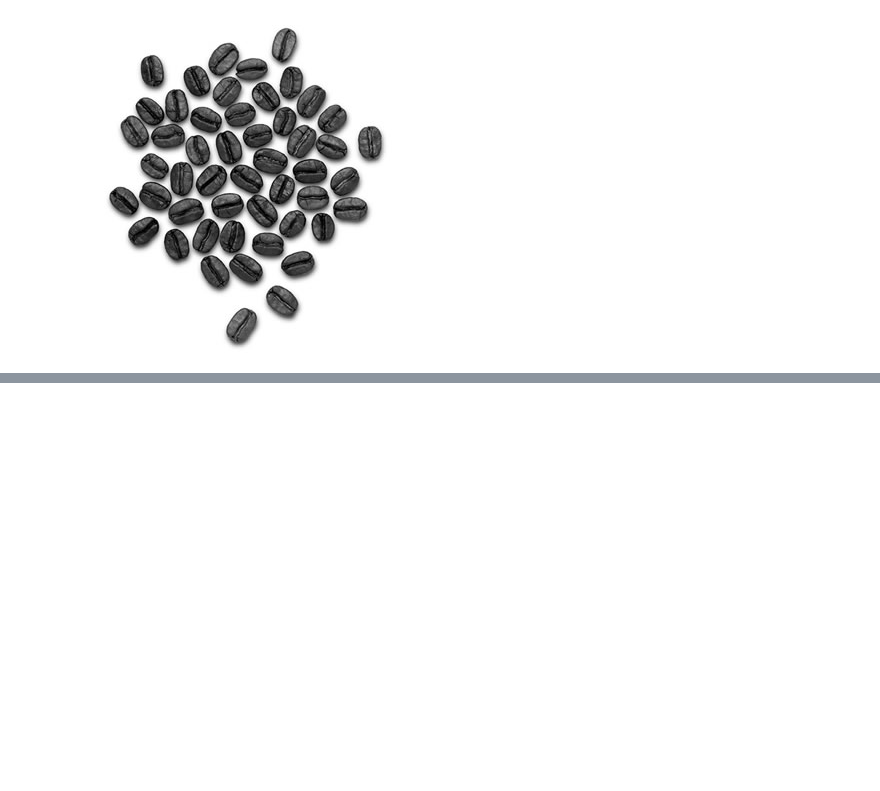
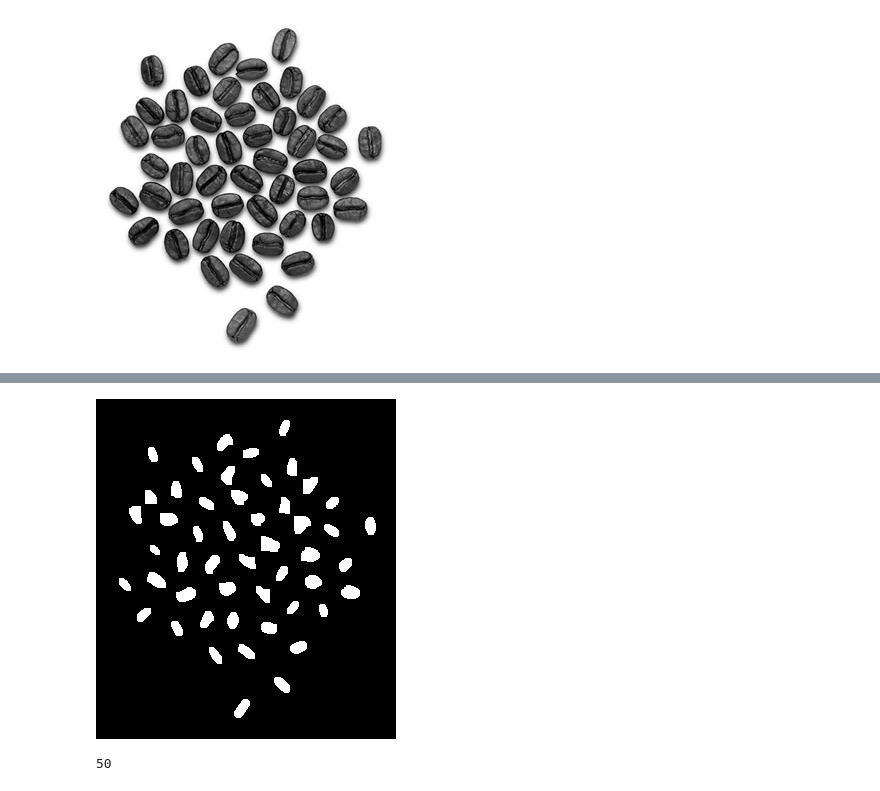
Before and after one commit to sofiamartellozzo/Image_Analysis, a Jupyter notebook: Ex_segmentation/Ex2_coffe.ipynb, the cells around one changed output, grey strips where cells are left out. Saved outputs shown, nothing was run; the diff lists cells and outputs as text; code cells hidden in the pictures; blank space fills up the shorter version.

```diff
--- a/Ex_segmentation/Ex2_coffe.ipynb
+++ b/Ex_segmentation/Ex2_coffe.ipynb
@@ -141,0 +124,5 @@ cv2_imshow(original_coffee)
+# %%
+eros = dilation(dil, 2)
+cv2_imshow(eros)
+# %% [output]
+[figure, added]
@@ -141,0 +133,4 @@ cv2_imshow(original_coffee)
+# %%
+len(contours)
+# %% [output]
+50
```
Also changed, not shown: parts of 18 cells of this notebook, 2 other files.
